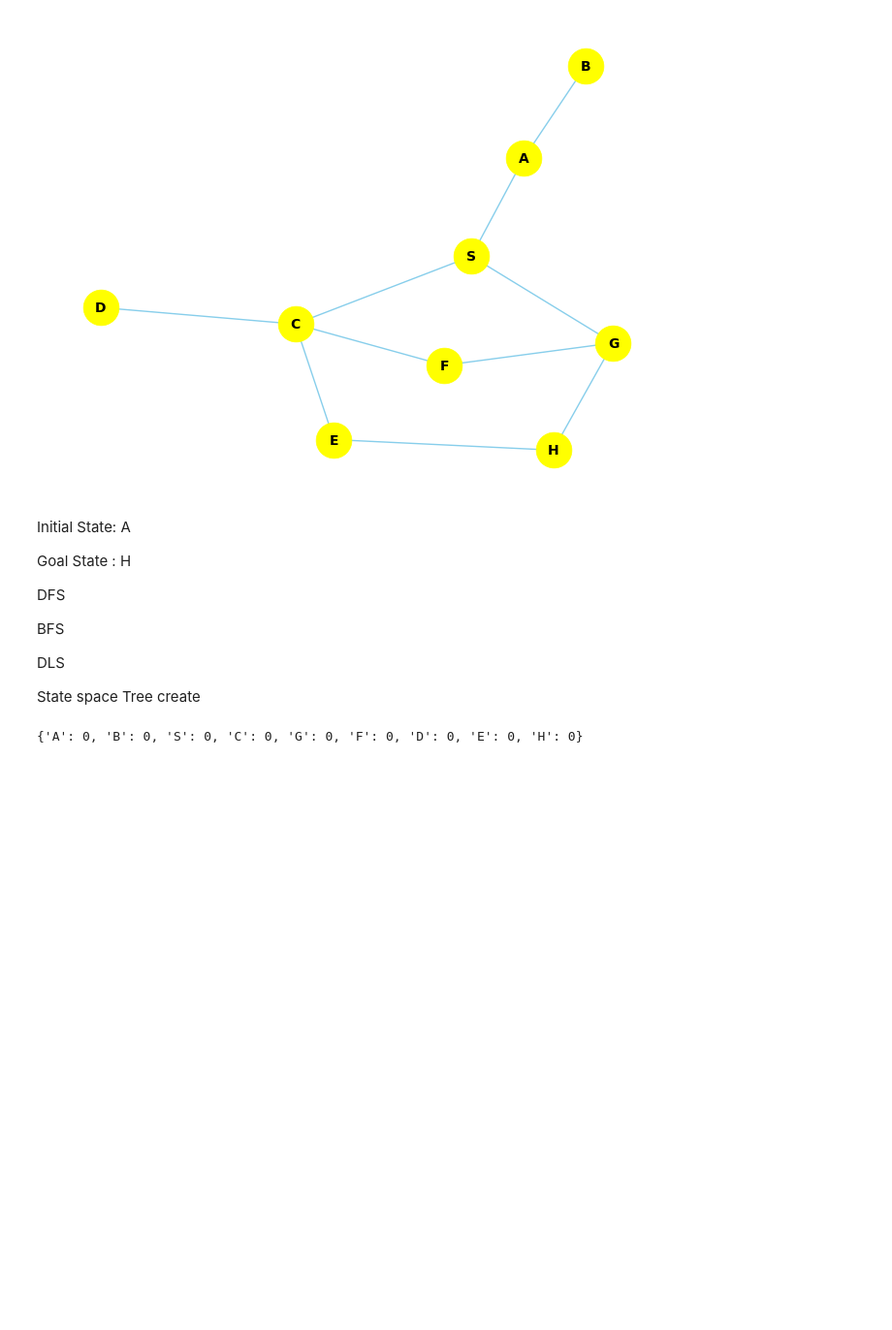
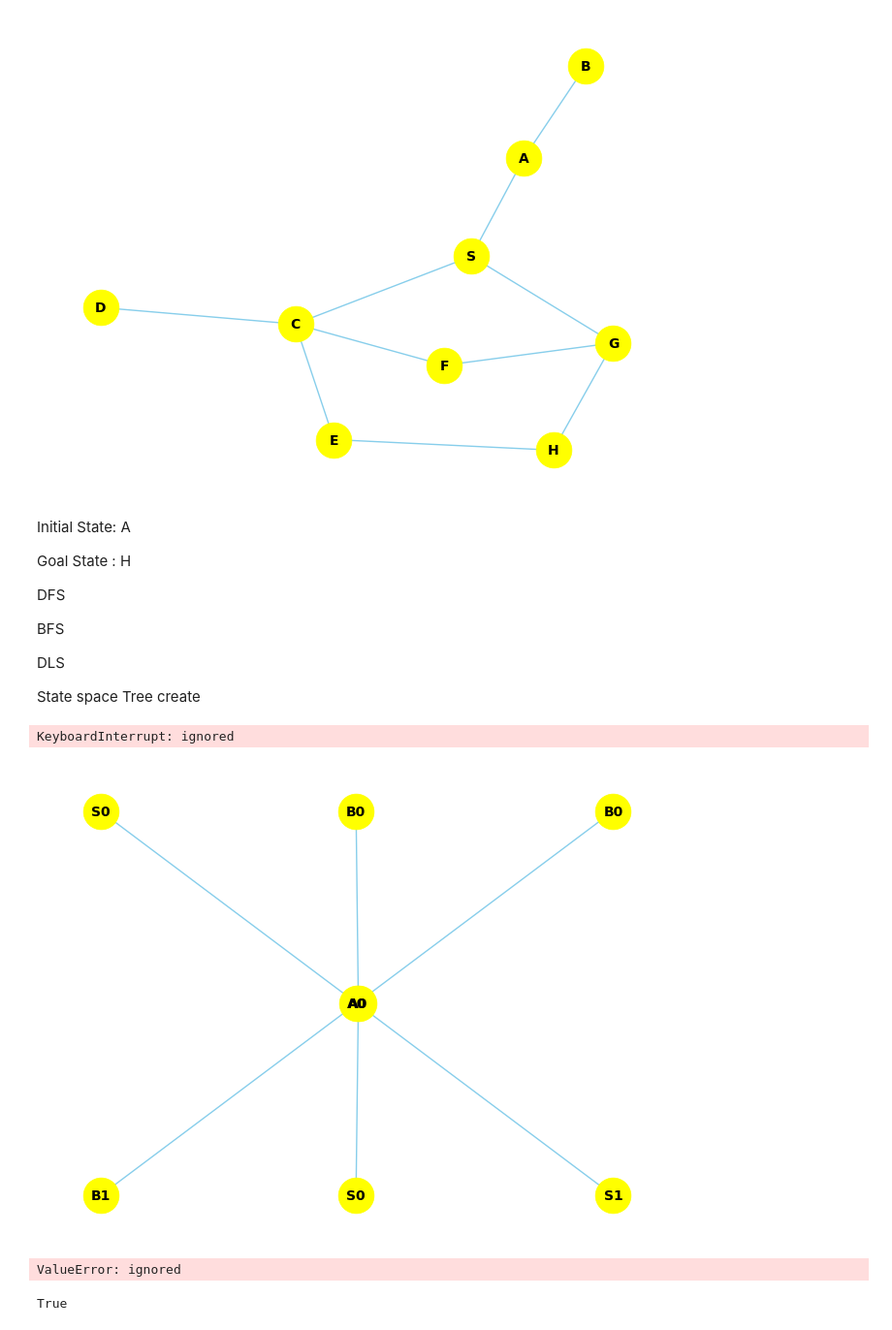
Before and after one commit to Giriiri-g/semester-3, a Jupyter notebook: FUNDAI materials 201/lab2.ipynb, the cells around one changed output. Shown at 97% size. Cells and saved outputs as stored; diff of their text form; code cells hidden in the pictures; blank space fills up the shorter version.

```diff
--- a/FUNDAI materials 201/lab2.ipynb
+++ b/FUNDAI materials 201/lab2.ipynb
@@ -38,9 +29,0 @@ def sttcreate(G, source):
-# %%
-## [ Test Cell ]
-
-node_count = {}
-for i in G.nodes():
-  node_count[i] = 0
-node_count
-# %% [output]
-{'A': 0, 'B': 0, 'S': 0, 'C': 0, 'G': 0, 'F': 0, 'D': 0, 'E': 0, 'H': 0}
@@ -46,0 +53,14 @@ node_count
+# %%
+def sstcreate(G, source):
+  sst = nx.Graph()
+  node_count = {}
+  for i in G.nodes():
+    node_count[i] = 0
+  node = source
+  prev=source
+  node_count[source] +=1
+  while True:
+    G, sst, node, prev, node_count = traverse(G, sst, node, prev, node_count)
+    pos = nx.kamada_kawai_layout(sst)
+    nx.draw(sst, pos, with_labels=True, font_weight='bold', node_size=700, node_color='yellow', font_color='black', font_size=10, edge_color='skyblue', linewidths=0.5)
+  return sst
@@ -46,0 +82,17 @@ node_count
+# %%
+# G.remove_node("B")
+sstcreate(G, "A")
+# %% [output]
+KeyboardInterrupt: ignored
+[figure, added]
+# %%
+## [ Test Cell ]
+
+l = [1, 2, 3]
+l.remove(4)
+# %% [output]
+ValueError: ignored
+# %%
+set([3, 2, 1]) == set([1, 2, 3])
+# %% [output]
+True
```
Also changed, not shown: parts of 5 cells of this notebook.
